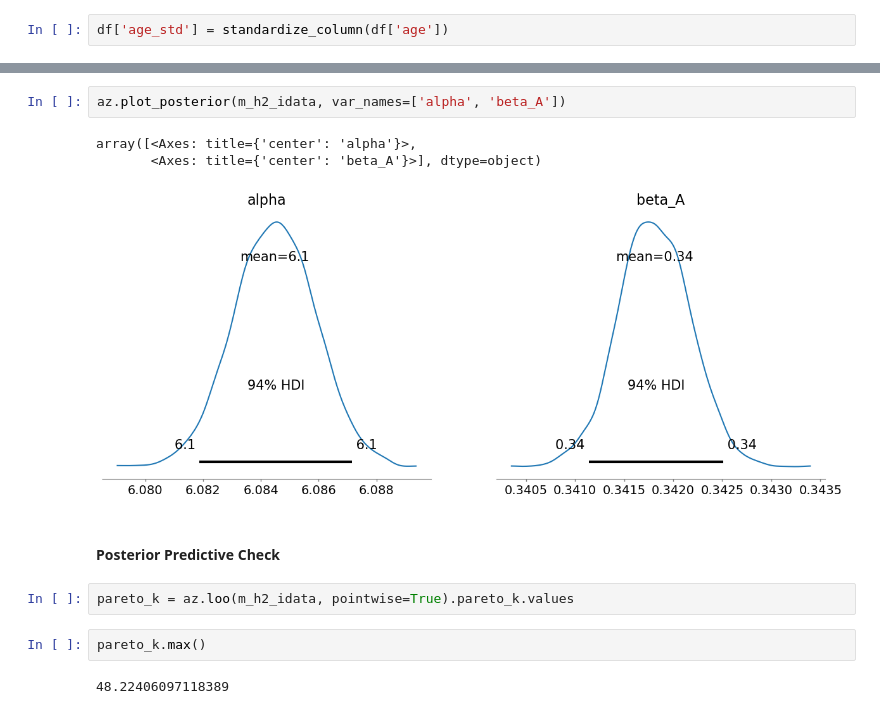
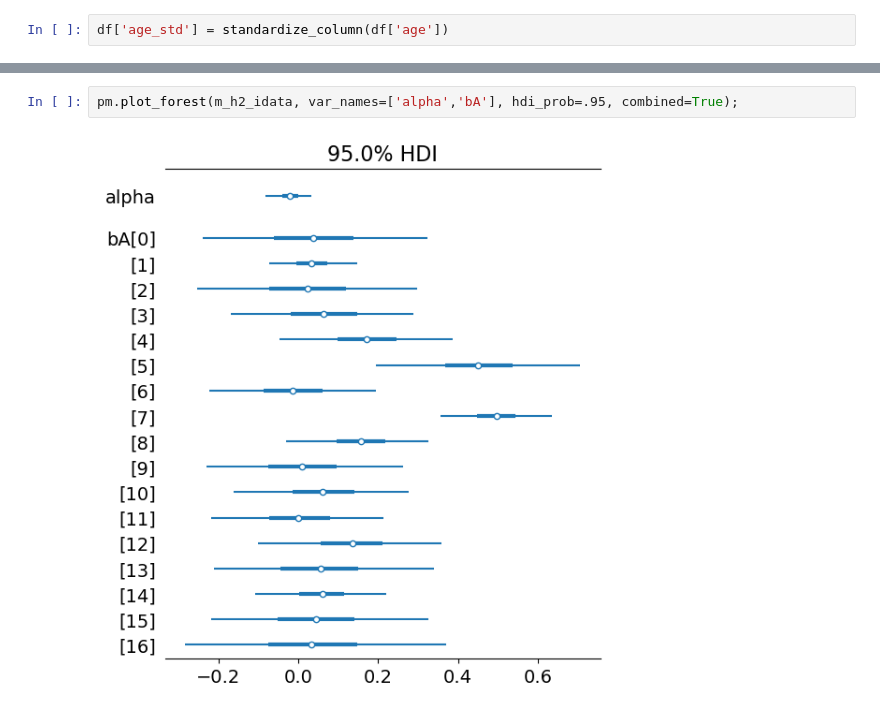
Before and after one commit to ah140797/PPExam24, a Jupyter notebook: anders.ipynb, the cells around one changed output, grey strips where cells are left out. Cells and saved outputs as stored; diff of their text form.

```diff
--- a/anders.ipynb
+++ b/anders.ipynb
@@ -251,15 +140,5 @@ array([[<Axes: title={'center': 'alpha'}>,
-# %%
-az.plot_posterior(m_h2_idata, var_names=['alpha', 'beta_A'])
-# %% [output]
-array([<Axes: title={'center': 'alpha'}>,
-       <Axes: title={'center': 'beta_A'}>], dtype=object)
-[figure, removed]
-# %% [markdown]
-#### Posterior Predictive Check
-# %%
-pareto_k = az.loo(m_h2_idata, pointwise=True).pareto_k.values
-# %%
-pareto_k.max()
-# %% [output]
-48.22406097118389
+# %%
+pm.plot_forest(m_h2_idata, var_names=['alpha','bA'], hdi_prob=.95, combined=True);
+# %% [output]
+[figure, added]
 # %%
```
Also changed, not shown: parts of 70 cells of this notebook.
